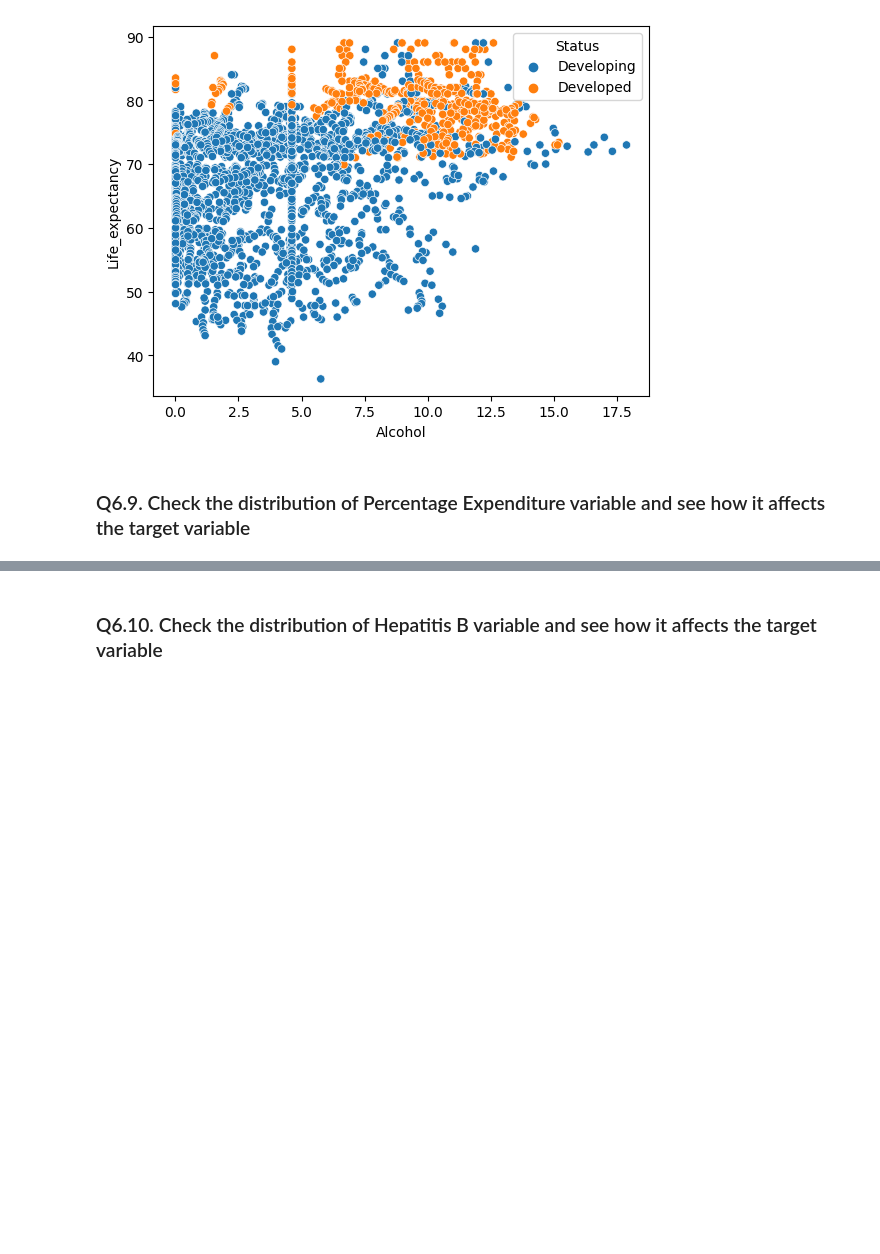
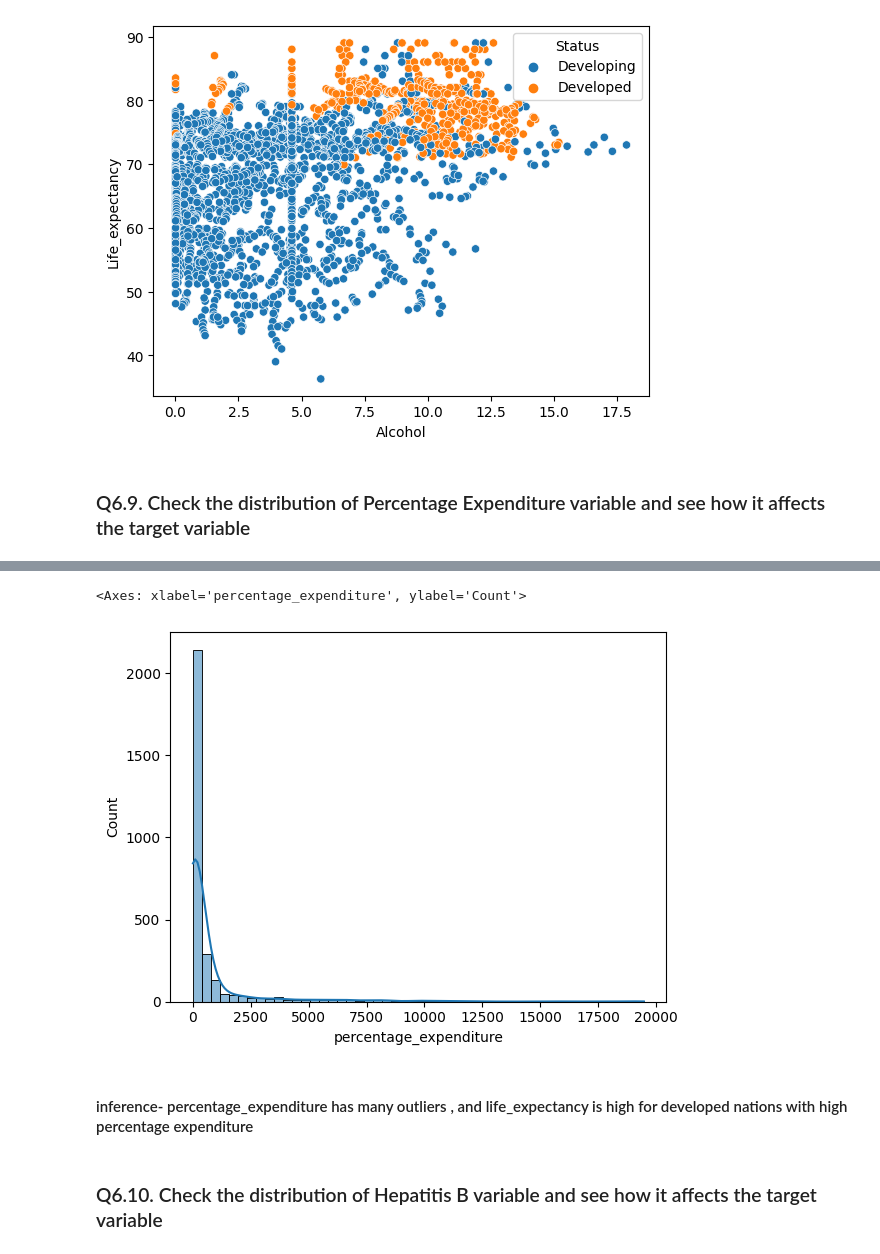
Before and after one commit to anilmamidwar15021991/AIMLlearning, a Jupyter notebook: Data preprocessing and EDA/assignment_set_8_project and assignment.ipynb, the cells around one changed output, grey strips where cells are left out. Saved outputs shown, nothing was run; the diff lists cells and outputs as text; code cells hidden in the pictures; blank space fills up the shorter version.

```diff
--- a/Data preprocessing and EDA/assignment_set_8_project and assignment.ipynb
+++ b/Data preprocessing and EDA/assignment_set_8_project and assignment.ipynb
@@ -639,3 +676,10 @@ sns.scatterplot(data=df,x=df['Alcohol'],y=df['Life_expectancy'],hue='Status')
+# %%
+sns.histplot(data=df,x='percentage_expenditure',bins=50,kde=True)
+# %% [output]
+<Axes: xlabel='percentage_expenditure', ylabel='Count'>
+[figure, added]
+# %% [markdown]
+#### inference- percentage_expenditure has many outliers , and life_expectancy is high for developed nations with high percentage expenditure
 # %% [markdown]
 ### Q6.10. Check the distribution of Hepatitis B variable and see how it affects the target variable
 # %% [markdown]
```
Also changed, not shown: parts of 3 cells of this notebook, 30 other files.
